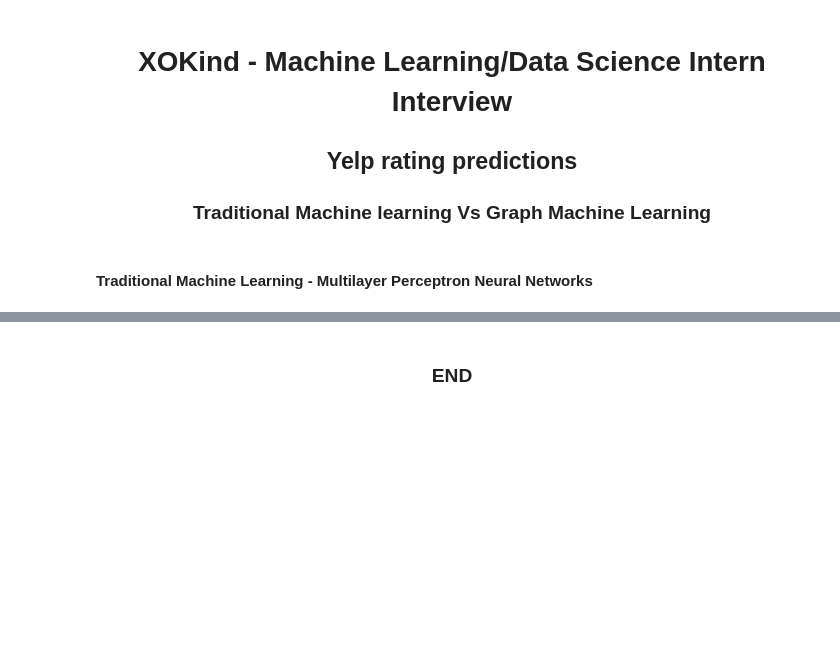
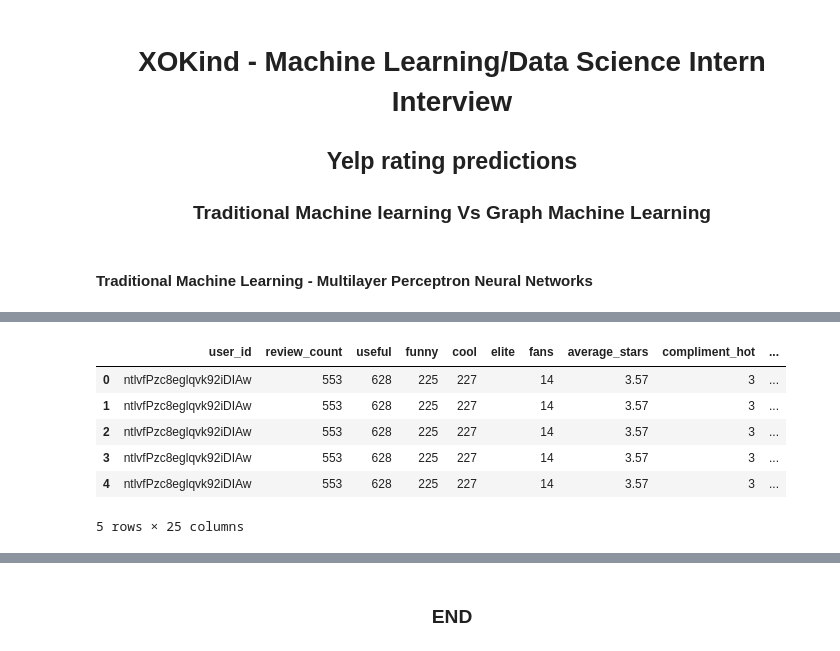
Before and after one commit to Keerthiraj-Nagaraj/Yelp-rating-prediction-with-neo4j-graph-embeddings-and-ML, a Jupyter notebook: MLPNN_rating_prediction.ipynb, the cells around one changed output, grey strips where cells are left out. Saved outputs shown, nothing was run; the diff lists cells and outputs as text; code cells hidden in the pictures; blank space fills up the shorter version.

```diff
--- a/MLPNN_rating_prediction.ipynb
+++ b/MLPNN_rating_prediction.ipynb
@@ -187,7 +234,17 @@ del chunk_list_user
 # %%
 # Merge users and restaurant reviews data --> this dataframe will contain information about user, restaurant and review
 
 merged_df = df_user.merge(df_restaurant_reviews, how='inner', left_on=["user_id"], right_on=["user_id"])
+
+merged_df.head()
+# %% [output]
+|  | user_id | review_count | useful | funny | cool | elite | fans | average_stars | compliment_hot | ... |
+| 0 | ntlvfPzc8eglqvk92iDIAw | 553 | 628 | 225 | 227 |  | 14 | 3.57 | 3 | ... |
+| 1 | ntlvfPzc8eglqvk92iDIAw | 553 | 628 | 225 | 227 |  | 14 | 3.57 | 3 | ... |
+| 2 | ntlvfPzc8eglqvk92iDIAw | 553 | 628 | 225 | 227 |  | 14 | 3.57 | 3 | ... |
+| 3 | ntlvfPzc8eglqvk92iDIAw | 553 | 628 | 225 | 227 |  | 14 | 3.57 | 3 | ... |
+| 4 | ntlvfPzc8eglqvk92iDIAw | 553 | 628 | 225 | 227 |  | 14 | 3.57 | 3 | ... |
+5 rows × 25 columns
 # %%
 #Delete non-essential data to save memory
 
```
Also changed, not shown: parts of 20 cells of this notebook, 7 other files.
